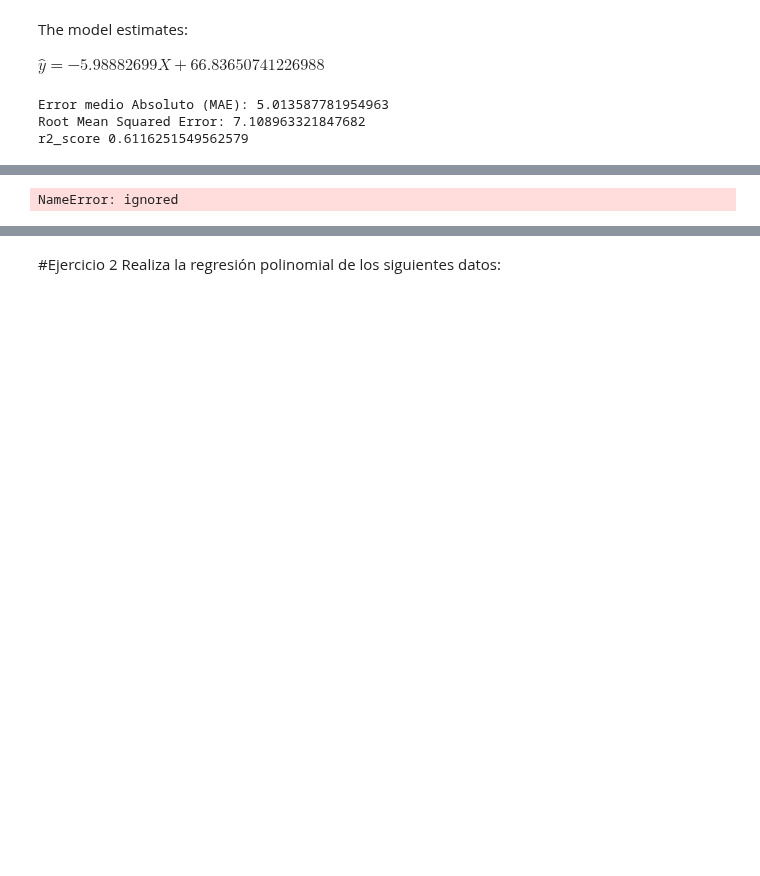
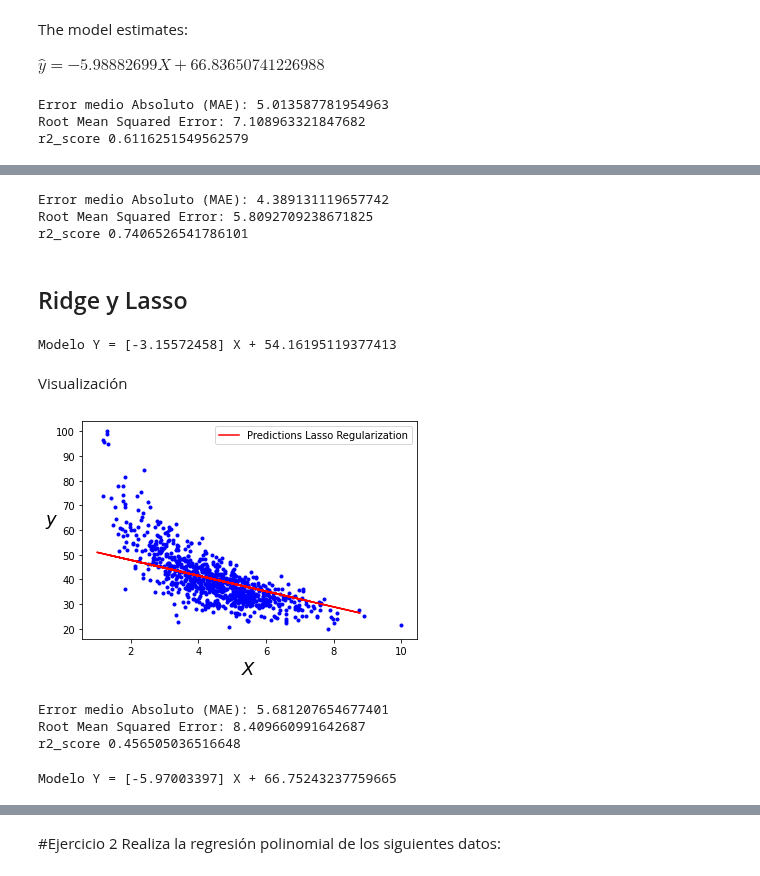
Before and after one commit to PosgradoMNA/actividades-de-aprendizaje-A01373377, a Jupyter notebook: TecMty_Regresion_lineal_polinomial.ipynb, the cells around one changed output, grey strips where cells are left out. Saved outputs shown, nothing was run; the diff lists cells and outputs as text; code cells hidden in the pictures; blank space fills up the shorter version.

```diff
--- a/TecMty_Regresion_lineal_polinomial.ipynb
+++ b/TecMty_Regresion_lineal_polinomial.ipynb
@@ -396,9 +444,62 @@ r2_score 0.6116251549562579
+# %%
+from sklearn import metrics
+from sklearn.metrics import r2_score
+
+print('Error medio Absoluto (MAE):', metrics.mean_absolute_error(y_test.values.ravel()[orden] , y_new[orden]))
+print('Root Mean Squared Error:', np.sqrt(metrics.mean_squared_error(y_test.values.ravel()[orden] ,y_new[orden])))
+print('r2_score',r2_score(y_test.values.ravel()[orden] , y_new[orden]))
+
+MAES.append(metrics.mean_absolute_error(y_test.values.ravel()[orden] , y_new[orden]))
+R.append(r2_score(y_test.values.ravel()[orden] , y_new[orden]))
+# %% [output]
+Error medio Absoluto (MAE): 4.389131119657742
+Root Mean Squared Error: 5.8092709238671825
+r2_score 0.7406526541786101
+# %% [markdown]
+## Ridge y Lasso
+# %%
+from sklearn.linear_model import LinearRegression, Lasso, Ridge, ElasticNet
+
+lasso =  Lasso(alpha=5.0,fit_intercept=True)
+
+lasso.fit(X_train, y_train)
+
+y_pred = lasso.predict(X_test)
+
+print('Modelo Y =', lasso.coef_,'X +', lasso.intercept_)
+# %% [output]
+Modelo Y = [-3.15572458] X + 54.16195119377413
+# %% [markdown]
+Visualización
+# %%
+plt.plot(X_train, y_train, "b.")
+plt.plot(X_test, y_pred, "r-",label="Predictions Lasso Regularization")
+plt.xlabel("$X$", fontsize=18)
+plt.ylabel("$y$", rotation=0, fontsize=18)
+plt.legend(loc="upper right", fontsize=10)
+plt.show()
+# %% [output]
+[figure, added]
 # %%
 from sklearn import metrics
 from sklearn.metrics import r2_score
 
-print('Error medio Absoluto (MAE):', metrics.mean_absolute_error(y, y_pred))
-print('Root Mean Squared Error:', np.sqrt(metrics.mean_squared_error(y, y_pred)))
-print('r2_score',r2_score(y, y_pred))
+print('Error medio Absoluto (MAE):', metrics.mean_absolute_error(y_test, np.ravel(y_pred)))
+print('Root Mean Squared Error:', np.sqrt(metrics.mean_squared_error(y_test, y_pred)))
+print('r2_score',r2_score(y_test, y_pred))
+
+MAES.append( metrics.mean_absolute_error(y_test, np.ravel(y_pred)))
+R.append(r2_score(y_test, np.ravel(y_pred)))
 # %% [output]
-NameError: ignored
+Error medio Absoluto (MAE): 5.681207654677401
+Root Mean Squared Error: 8.409660991642687
+r2_score 0.456505036516648
+# %%
+ridge = Ridge(alpha=5.0,fit_intercept=True)
+ridge.fit(X_train, y_train)
+
+y_val = ridge.predict(X_test)
+
+print('Modelo Y =', ridge.coef_,'X +', ridge.intercept_)
+# %% [output]
+Modelo Y = [-5.97003397] X + 66.75243237759665
```
Also changed, not shown: parts of 21 cells of this notebook.
